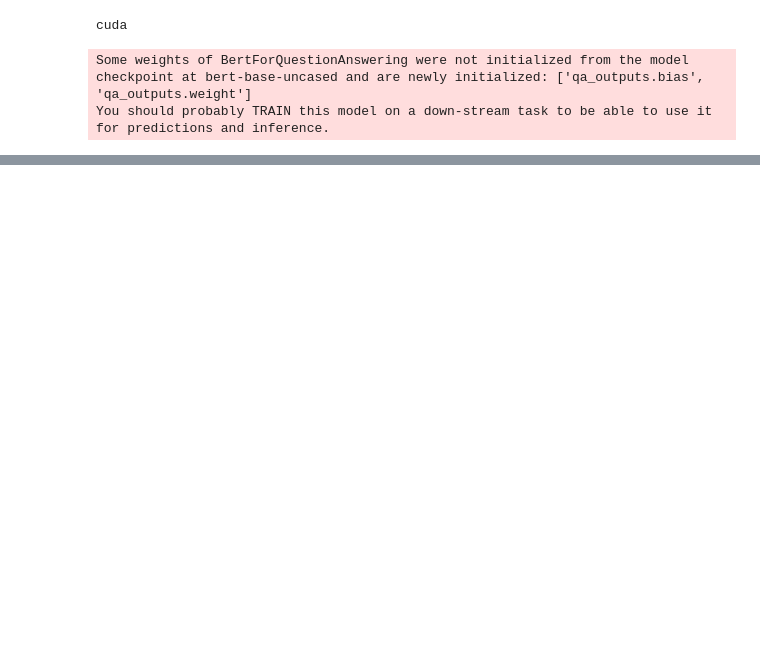
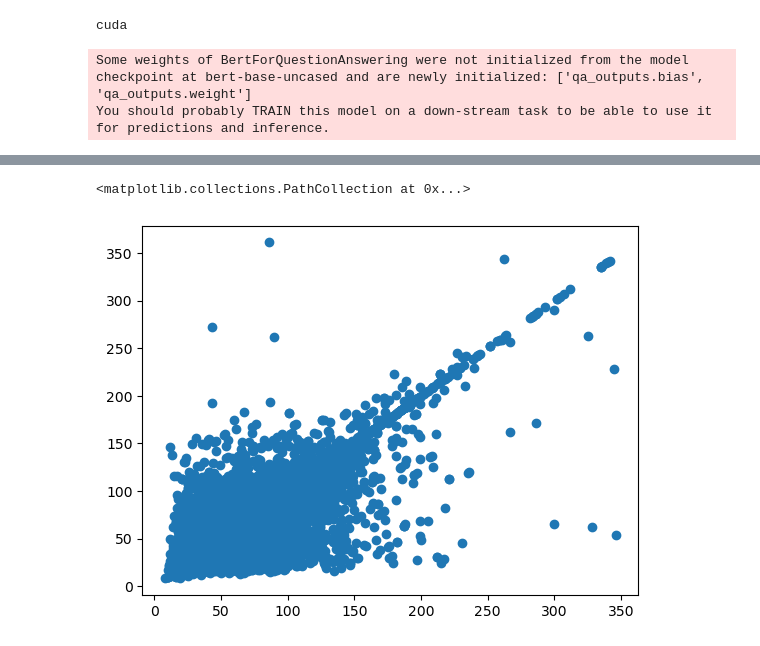
Before and after one commit to yalibert/QA_astroph, a Jupyter notebook: Fine_tuning.ipynb, the cells around one changed output, grey strips where cells are left out. Cells and saved outputs as stored; diff of their text form; code cells hidden in the pictures; blank space fills up the shorter version.

```diff
--- a/Fine_tuning.ipynb
+++ b/Fine_tuning.ipynb
@@ -249,0 +487,5 @@ AttributeError: 'NoneType' object has no attribute 'save_pretrained'
+# %%
+plt.scatter(truth_end,pred_end)
+# %% [output]
+<matplotlib.collections.PathCollection at 0x...>
+[figure, added]
```
Also changed, not shown: parts of 38 cells of this notebook, 3 other files.
